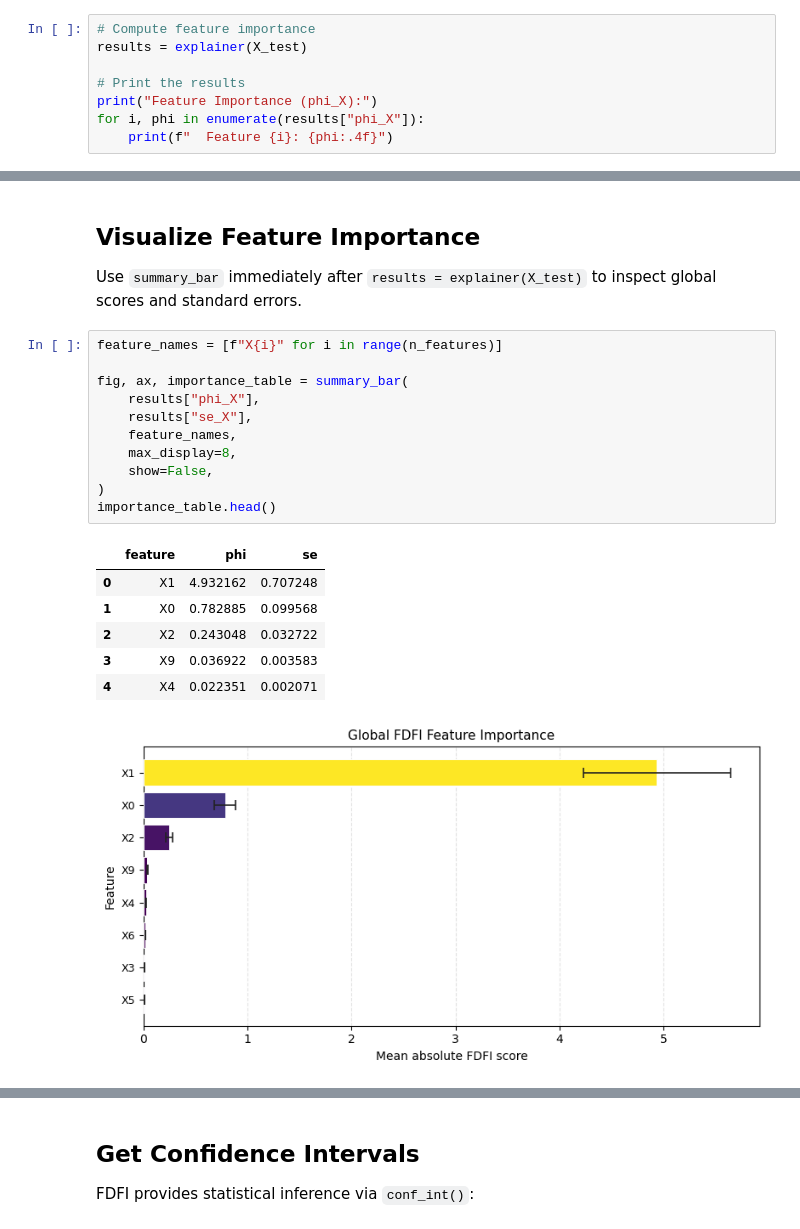
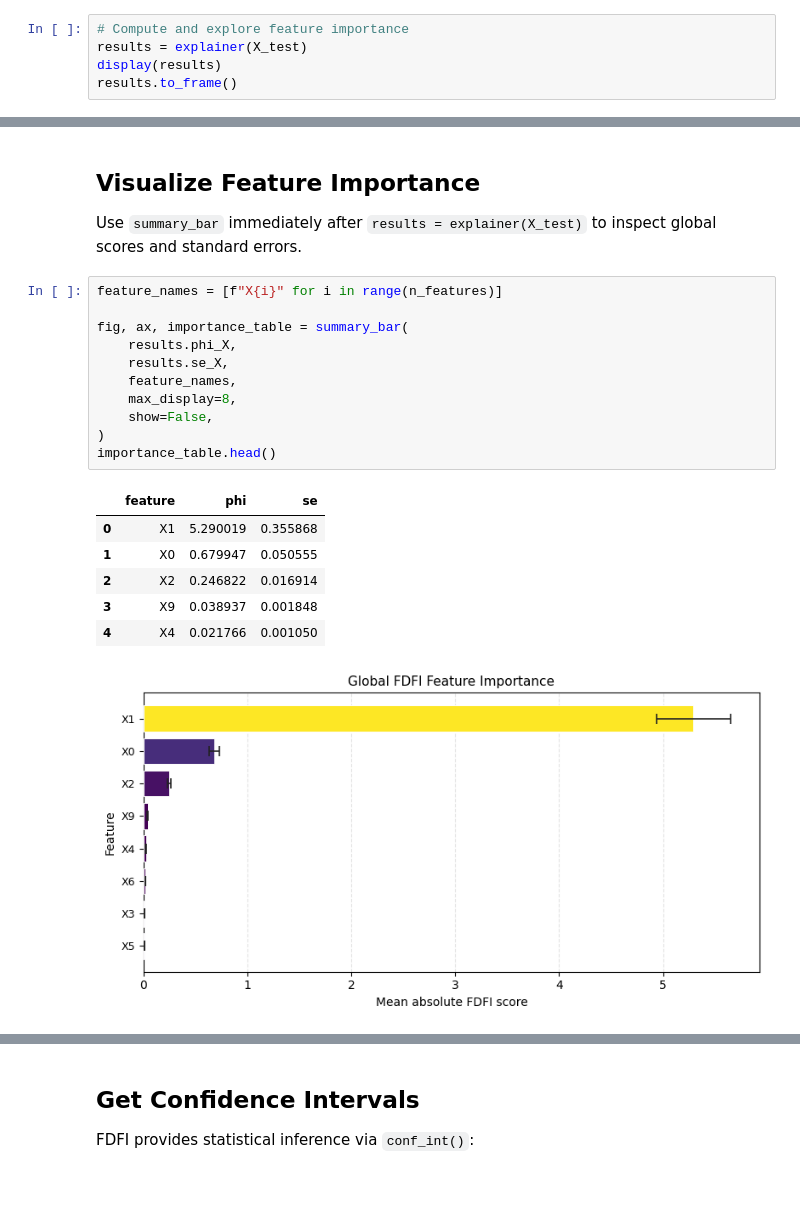
Before and after one commit to JinHongDu-Lab/FDFI, a Jupyter notebook: docs/tutorials/quickstart.ipynb, the cells around one changed output, grey strips where cells are left out. Cells and saved outputs as stored; diff of their text form; blank space fills up the shorter version.

```diff
--- a/docs/tutorials/quickstart.ipynb
+++ b/docs/tutorials/quickstart.ipynb
@@ -67,11 +77,8 @@ Explainer created!
 
 Call the explainer on test data to get feature importance:
 # %%
-# Compute feature importance
+# Compute and explore feature importance
 results = explainer(X_test)
-
-# Print the results
-print("Feature Importance (phi_X):")
-for i, phi in enumerate(results["phi_X"]):
-    print(f"  Feature {i}: {phi:.4f}")
+display(results)
+results.to_frame()
 # %% [output]
@@ -93,22 +110,22 @@ Use `summary_bar` immediately after `results = explainer(X_test)` to inspect glo
 # %%
 feature_names = [f"X{i}" for i in range(n_features)]
 
 fig, ax, importance_table = summary_bar(
-    results["phi_X"],
-    results["se_X"],
+    results.phi_X,
+    results.se_X,
     feature_names,
     max_display=8,
     show=False,
 )
 importance_table.head()
 # %% [output]
 |  | feature | phi | se |
-| 0 | X1 | 4.932162 | 0.707248 |
-| 1 | X0 | 0.782885 | 0.099568 |
-| 2 | X2 | 0.243048 | 0.032722 |
-| 3 | X9 | 0.036922 | 0.003583 |
-| 4 | X4 | 0.022351 | 0.002071 |
+| 0 | X1 | 5.290019 | 0.355868 |
+| 1 | X0 | 0.679947 | 0.050555 |
+| 2 | X2 | 0.246822 | 0.016914 |
+| 3 | X9 | 0.038937 | 0.001848 |
+| 4 | X4 | 0.021766 | 0.001050 |
-[figure, old version]
+[figure, new version]
 # %% [markdown]
 ## Interpret the Results
 
```
Also changed, not shown: parts of 9 cells of this notebook, 15 other files.
